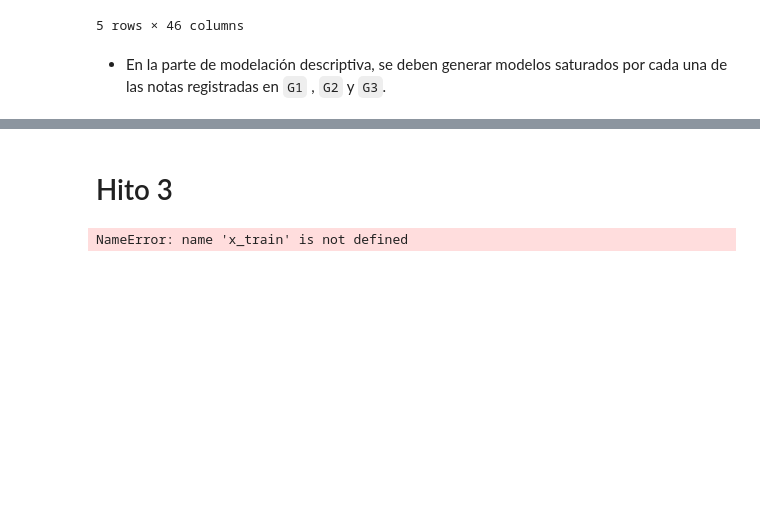
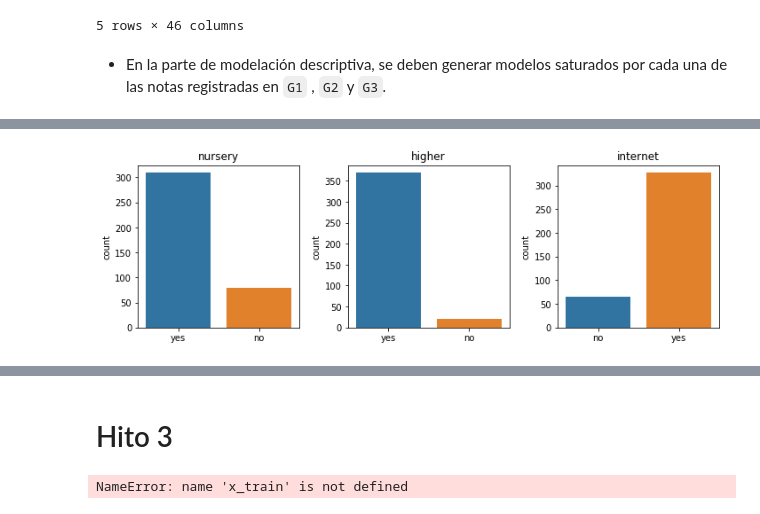
Before and after one commit to lporras/prueba-fundamentos-data-science, a Jupyter notebook: Desafio 2 Rendimiento escolar.ipynb, the cells around one changed output, grey strips where cells are left out. Drawn from its saved outputs; the diff is of its cells as text; code cells hidden in the pictures; blank space fills up the shorter version.

```diff
--- a/Desafio 2 Rendimiento escolar.ipynb
+++ b/Desafio 2 Rendimiento escolar.ipynb
@@ -319,0 +352,4 @@ df_escolar.sample(5)
+# %%
+utils.visualize_rows(df_escolar.filter(['nursery', 'higher', 'internet']))
+# %% [output]
+[figure, added]
```
Also changed, not shown: parts of 15 cells of this notebook, 1 other file.
